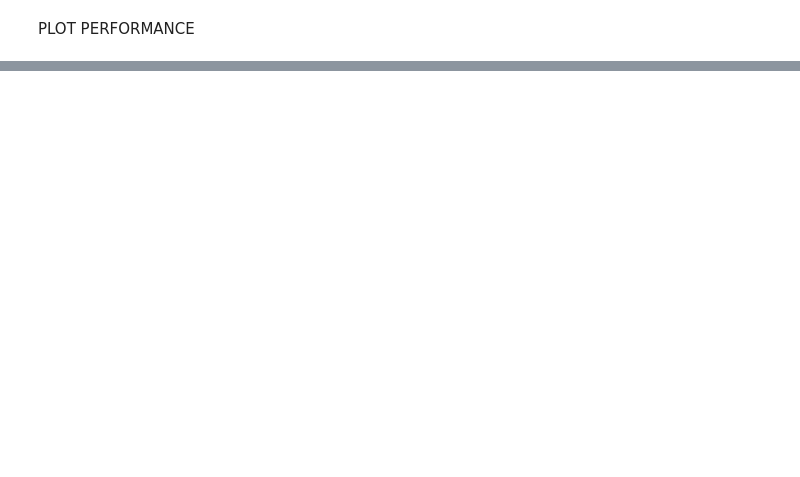
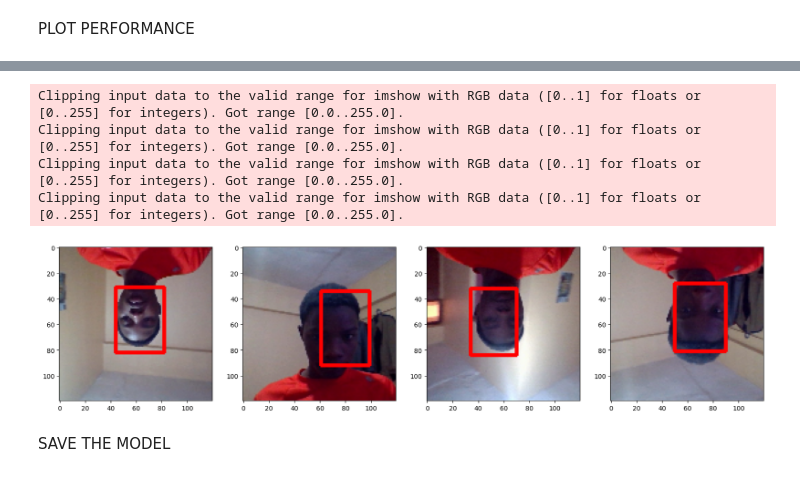
Before and after one commit to mikist23/deep_face_detection_model, a Jupyter notebook: face_detection.ipynb, the cells around one changed output, grey strips where cells are left out. Drawn from its saved outputs; the diff is of its cells as text; code cells hidden in the pictures; blank space fills up the shorter version.

```diff
--- a/face_detection.ipynb
+++ b/face_detection.ipynb
@@ -623,0 +654,6 @@ plt.show()
+# %%
+test_data = test.as_numpy_iterator()
+# %%
+test_sample = test_data.next()
+# %%
+yhat = facetracker.predict(test_sample[0])
@@ -623,0 +662,21 @@ plt.show()
+# %%
+fig, ax = plt.subplots(ncols=4, figsize=(20,20))
+for idx in range(4):
+    sample_image = np.copy(test_sample[0][idx])
+    sample_coords = yhat[1][idx]
+
+    if yhat[0][idx] > 0.9:
+        cv2.rectangle(sample_image,
+                      tuple(np.multiply(sample_coords[:2], [120,120]).astype(int)),
+                      tuple(np.multiply(sample_coords[2:], [120,120]).astype(int)),
+                            (255,0,0), 2)
+
+    ax[idx].imshow(sample_image)
+# %% [output]
+Clipping input data to the valid range for imshow with RGB data ([0..1] for floats or [0..255] for integers). Got range [0.0..255.0].
+Clipping input data to the valid range for imshow with RGB data ([0..1] for floats or [0..255] for integers). Got range [0.0..255.0].
+Clipping input data to the valid range for imshow with RGB data ([0..1] for floats or [0..255] for integers). Got range [0.0..255.0].
+Clipping input data to the valid range for imshow with RGB data ([0..1] for floats or [0..255] for integers). Got range [0.0..255.0].
+[figure, added]
+# %% [markdown]
+SAVE THE MODEL
```
Also changed, not shown: parts of 26 cells of this notebook, 1 other file.
